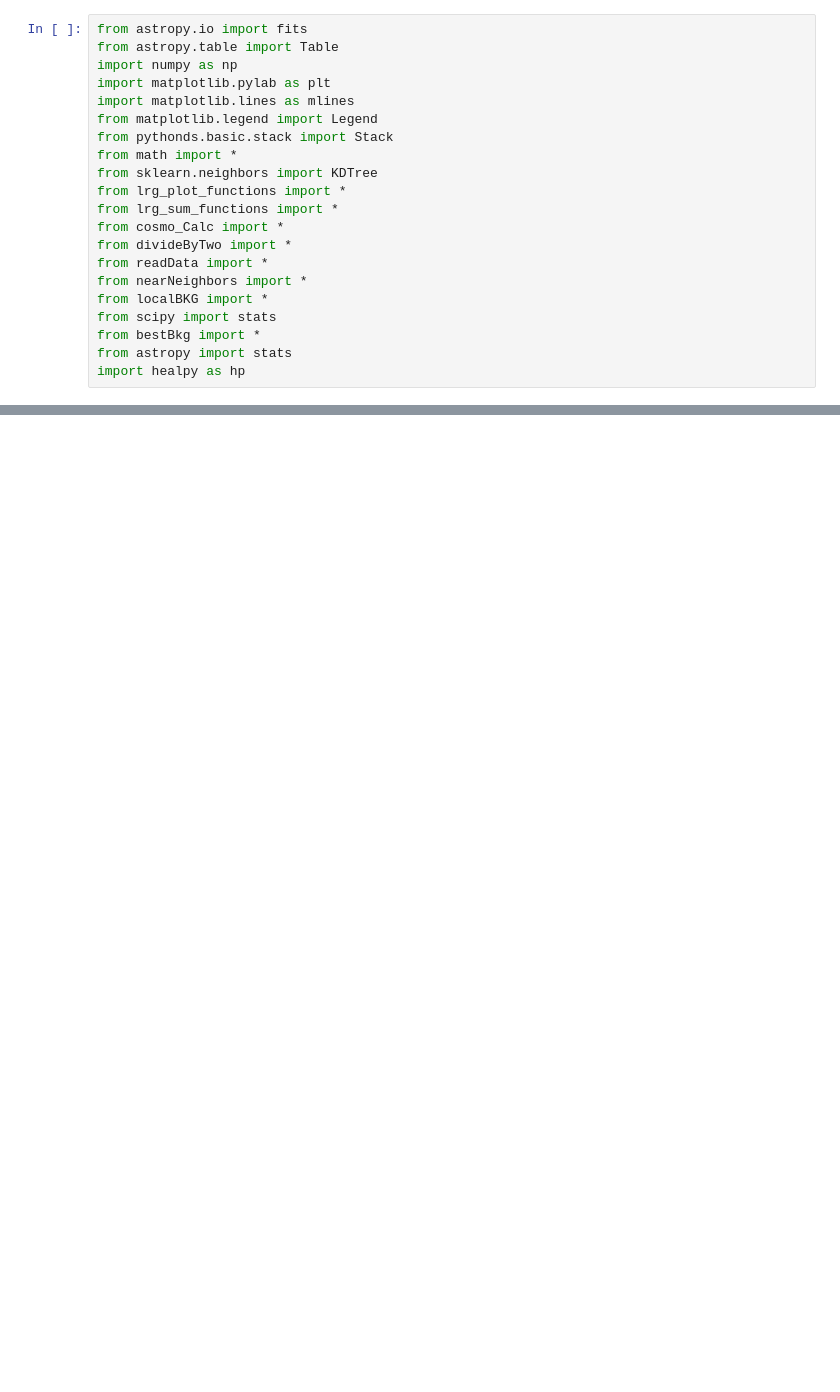
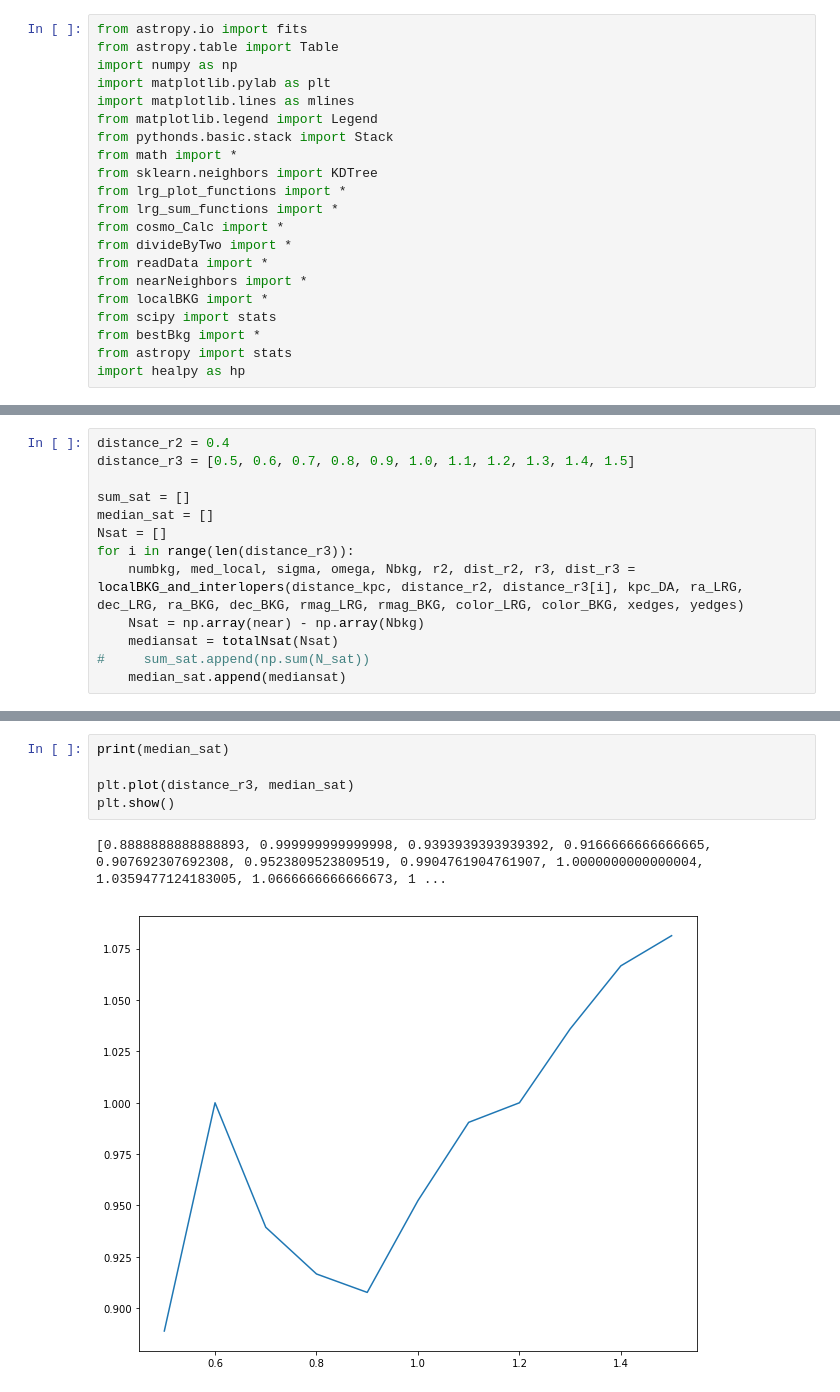
Before and after one commit to metownsend/lrg-project, a Jupyter notebook: statSub_forReal.ipynb, the cells around one changed output, grey strips where cells are left out. Saved outputs shown, nothing was run; the diff lists cells and outputs as text; blank space fills up the shorter version.

```diff
--- a/statSub_forReal.ipynb
+++ b/statSub_forReal.ipynb
@@ -105,0 +151,13 @@ print("end Nsat")
+# %%
+distance_r2 = 0.4
+distance_r3 = [0.5, 0.6, 0.7, 0.8, 0.9, 1.0, 1.1, 1.2, 1.3, 1.4, 1.5]
+
+sum_sat = []
+median_sat = []
+Nsat = []
+for i in range(len(distance_r3)):
+    numbkg, med_local, sigma, omega, Nbkg, r2, dist_r2, r3, dist_r3 = localBKG_and_interlopers(distance_kpc, distance_r2, distance_r3[i], kpc_DA, ra_LRG, dec_LRG, ra_BKG, dec_BKG, rmag_LRG, rmag_BKG, color_LRG, color_BKG, xedges, yedges)
+    Nsat = np.array(near) - np.array(Nbkg)
+    mediansat = totalNsat(Nsat)
+#     sum_sat.append(np.sum(N_sat))
+    median_sat.append(mediansat)
@@ -105,0 +182,8 @@ print("end Nsat")
+# %%
+print(median_sat)
+
+plt.plot(distance_r3, median_sat)
+plt.show()
+# %% [output]
+[0.8888888888888893, 0.999999999999998, 0.9393939393939392, 0.9166666666666665, 0.907692307692308, 0.9523809523809519, 0.9904761904761907, 1.0000000000000004, 1.0359477124183005, 1.0666666666666673, 1 ...
+[figure, added]
```
Also changed, not shown: parts of 8 cells of this notebook, 3 other files.
